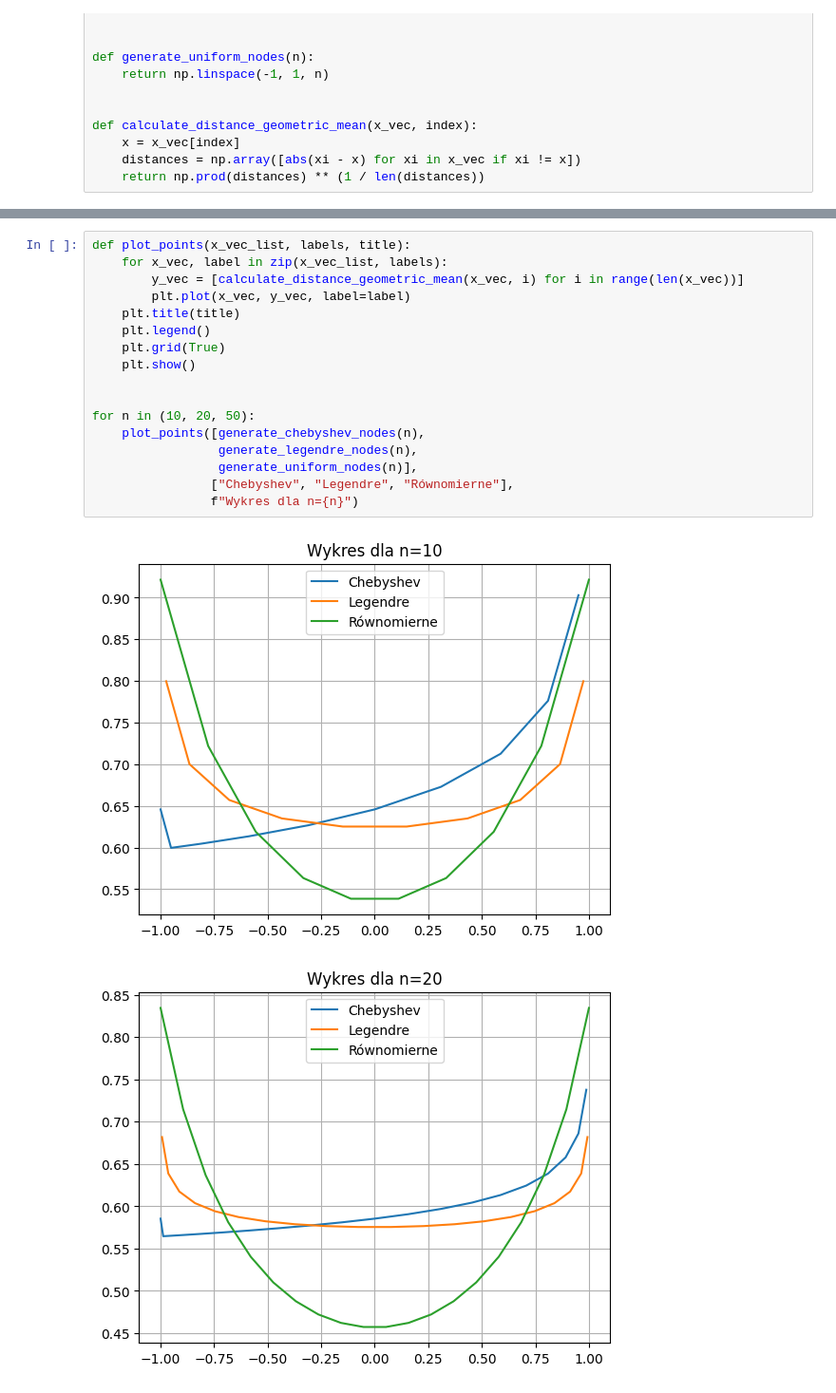
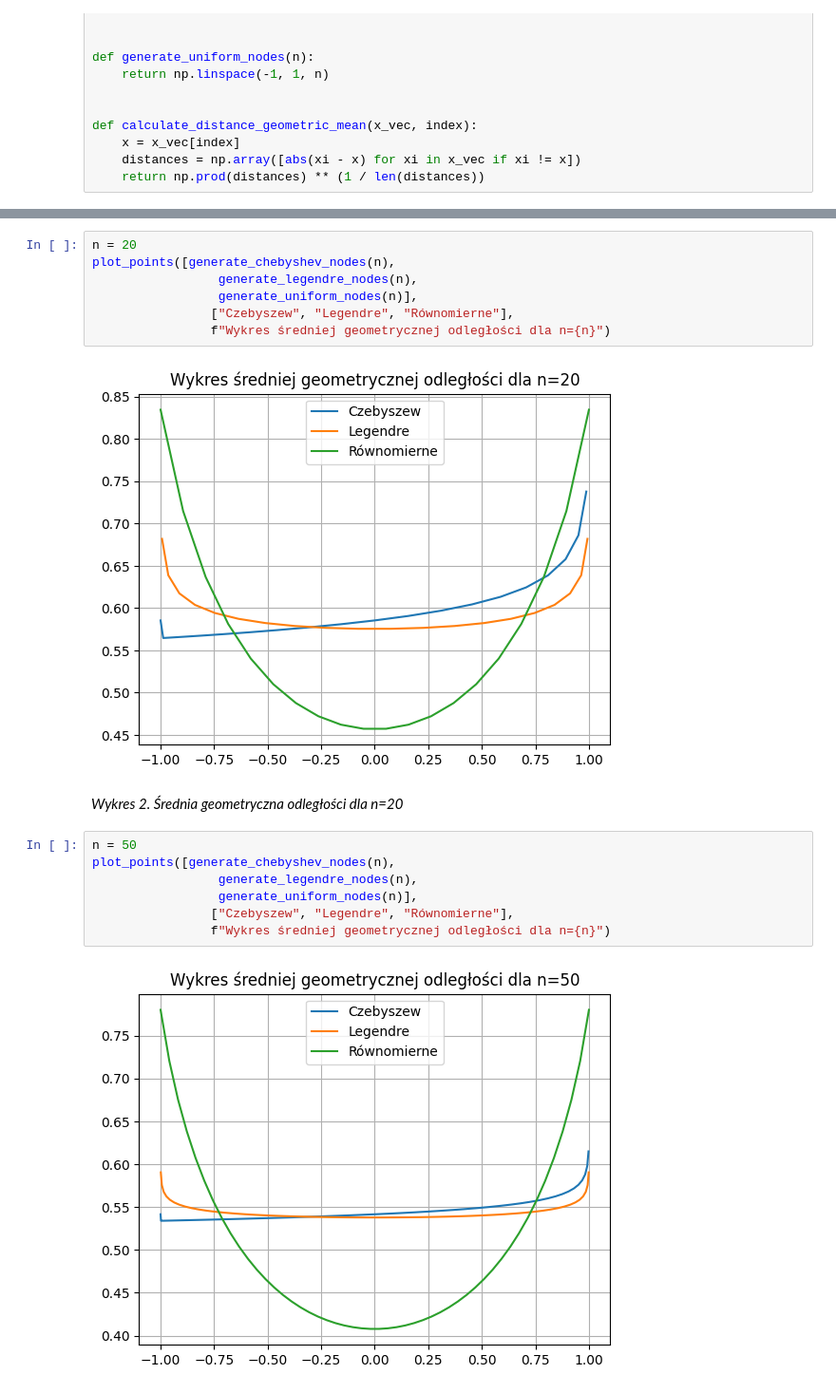
Before and after one commit to lythx/MOWNIT, a Jupyter notebook: lab4/merged.ipynb, the cells around one changed output, grey strips where cells are left out. Shown at 95% size. Saved outputs shown, nothing was run; the diff lists cells and outputs as text.

```diff
--- a/lab4/merged.ipynb
+++ b/lab4/merged.ipynb
@@ -28,20 +54,20 @@ x_j = -\cos(\theta_j) \ \ \ \theta_j = \frac{2j - 1}{2n}\pi, \; 1 \leq j \leq n\
+# %%
+n = 20
+plot_points([generate_chebyshev_nodes(n),
+                 generate_legendre_nodes(n),
+                 generate_uniform_nodes(n)],
+                ["Czebyszew", "Legendre", "Równomierne"],
+                f"Wykres średniej geometrycznej odległości dla n={n}")
+# %% [output]
+[figure, added]
+# %% [markdown]
+*Wykres 2. Średnia geometryczna odległości dla n=20*
 # %%
-def plot_points(x_vec_list, labels, title):
-    for x_vec, label in zip(x_vec_list, labels):
-        y_vec = [calculate_distance_geometric_mean(x_vec, i) for i in range(len(x_vec))]
-        plt.plot(x_vec, y_vec, label=label)
-    plt.title(title)
-    plt.legend()
-    plt.grid(True)
-    plt.show()
-
-
-for n in (10, 20, 50):
-    plot_points([generate_chebyshev_nodes(n),
+n = 50
+plot_points([generate_chebyshev_nodes(n),
                  generate_legendre_nodes(n),
                  generate_uniform_nodes(n)],
-                ["Chebyshev", "Legendre", "Równomierne"],
-                f"Wykres dla n={n}")
+                ["Czebyszew", "Legendre", "Równomierne"],
+                f"Wykres średniej geometrycznej odległości dla n={n}")
 # %% [output]
-[figure, old version]
+[figure, new version]
-[figure, removed]
```
Also changed, not shown: parts of 13 cells of this notebook.
